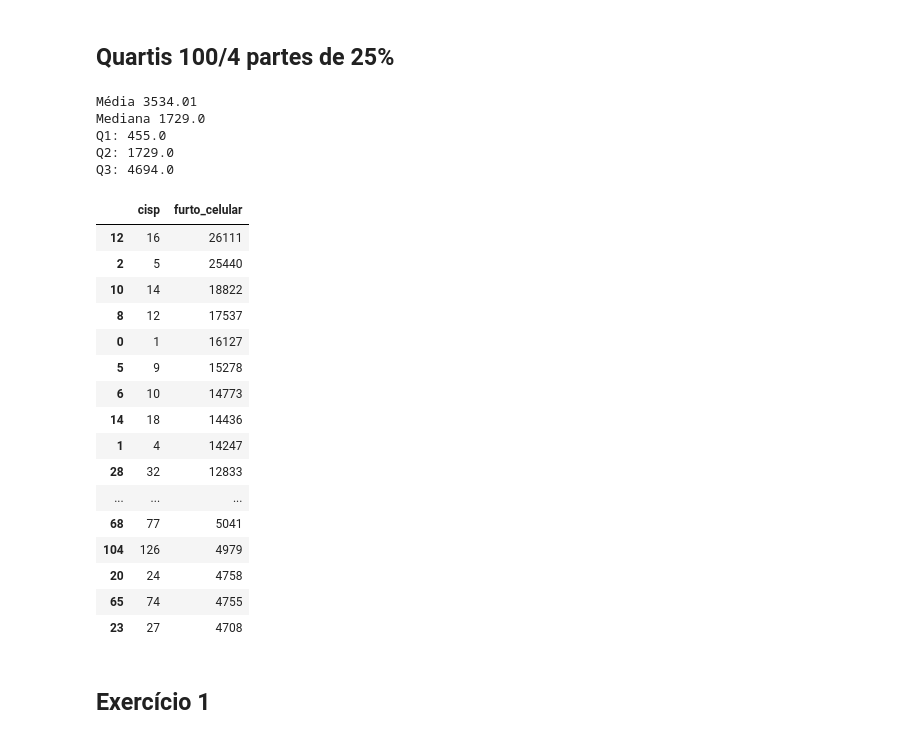
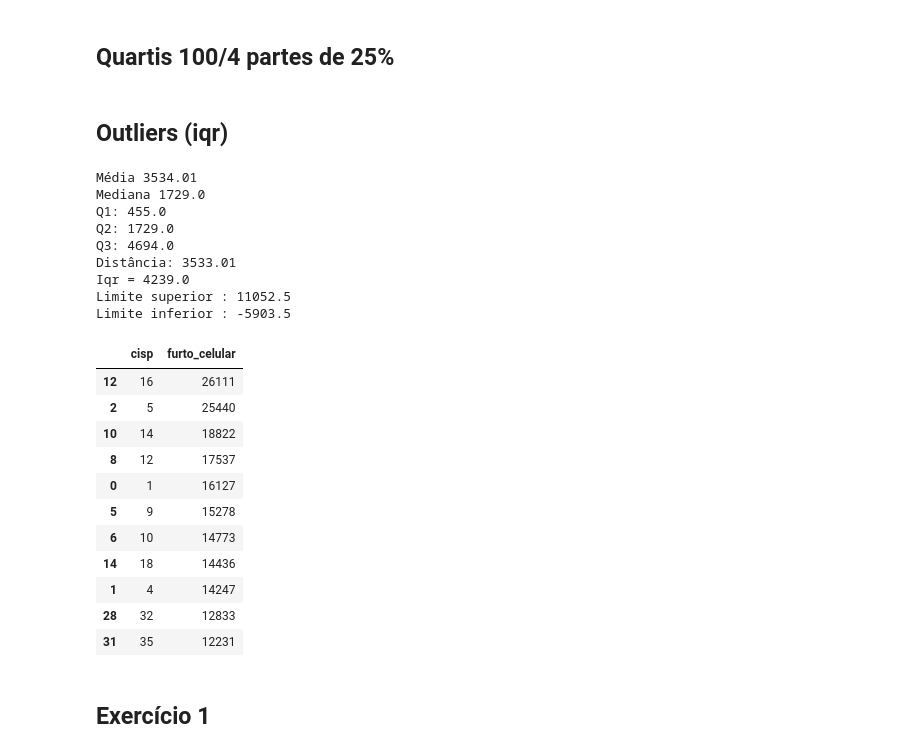
Before and after one commit to Felipe-0310/Uc2, a Jupyter notebook: ispdados.ipynb, the cells around one changed output. Cells and saved outputs as stored; diff of their text form; code cells hidden in the pictures.

```diff
--- a/ispdados.ipynb
+++ b/ispdados.ipynb
@@ -265,39 +265,48 @@ mediana = np.median(array_furto_cel_dp)
 q1 = np.percentile(array_furto_cel_dp, 25)
 q2 = np.percentile(array_furto_cel_dp,50)
 q3 = np.percentile(array_furto_cel_dp,75)
+distancia = (media - mediana/mediana)
+iqr = q3 - q1
+limite_superior = q3 + (1.5 * iqr)
+limite_inferior = q1 - (1.5 * iqr)
+# %% [markdown]
+## Outliers (iqr)
 # %%
 print(f'Média {media:.2f}')
 print(f'Mediana {mediana}')
 print(f'Q1: {q1}')
 print(f'Q2: {q2}')
 print(f'Q3: {q3}')
+print(f'Distância: {distancia:.2f}')
+print(f'Iqr = {iqr}')
+print(f'Limite superior : {limite_superior}')
+print(f'Limite inferior : {limite_inferior}')
 # %% [output]
 Média 3534.01
 Mediana 1729.0
 Q1: 455.0
 Q2: 1729.0
 Q3: 4694.0
+Distância: 3533.01
+Iqr = 4239.0
+Limite superior : 11052.5
+Limite inferior : -5903.5
 # %%
-df_furto_cel_acima_q3 = df_furto_cel_dp.loc[df_furto_cel_dp['furto_celular'] > q3]
-df_furto_cel_acima_q3
+outlier_furto_sup = df_furto_cel_dp.loc[df_furto_cel_dp['furto_celular'] > limite_superior]
+outlier_furto_sup
 # %% [output]
 |  | cisp | furto_celular |
 | 12 | 16 | 26111 |
 | 2 | 5 | 25440 |
 | 10 | 14 | 18822 |
 | 8 | 12 | 17537 |
 | 0 | 1 | 16127 |
 | 5 | 9 | 15278 |
 | 6 | 10 | 14773 |
 | 14 | 18 | 14436 |
 | 1 | 4 | 14247 |
 | 28 | 32 | 12833 |
-| ... | ... | ... |
-| 68 | 77 | 5041 |
-| 104 | 126 | 4979 |
-| 20 | 24 | 4758 |
-| 65 | 74 | 4755 |
-| 23 | 27 | 4708 |
+| 31 | 35 | 12231 |
 # %% [markdown]
 ## Exercício 1
 # %%
```
Also changed, not shown: parts of 1 cell of this notebook, 1 other file.
